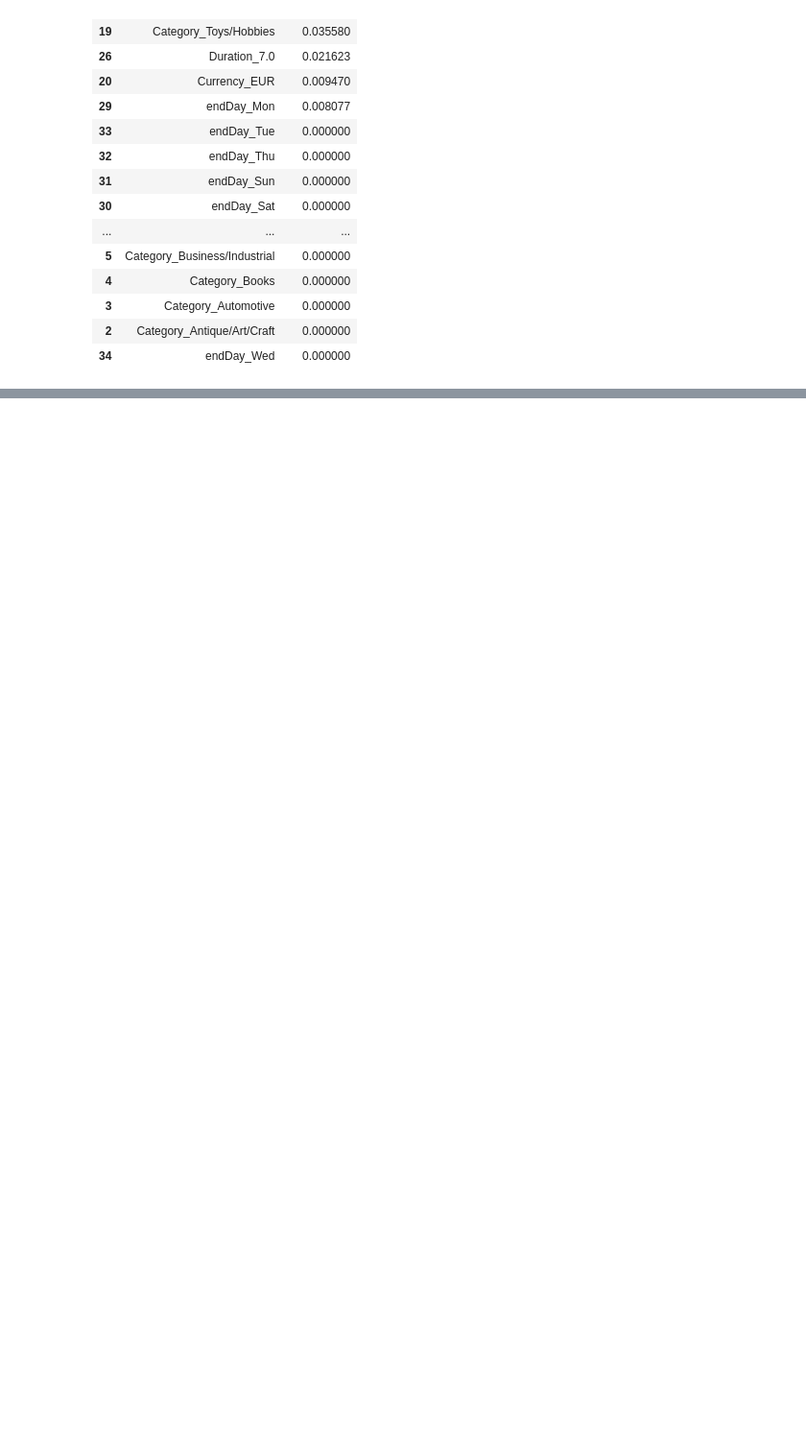
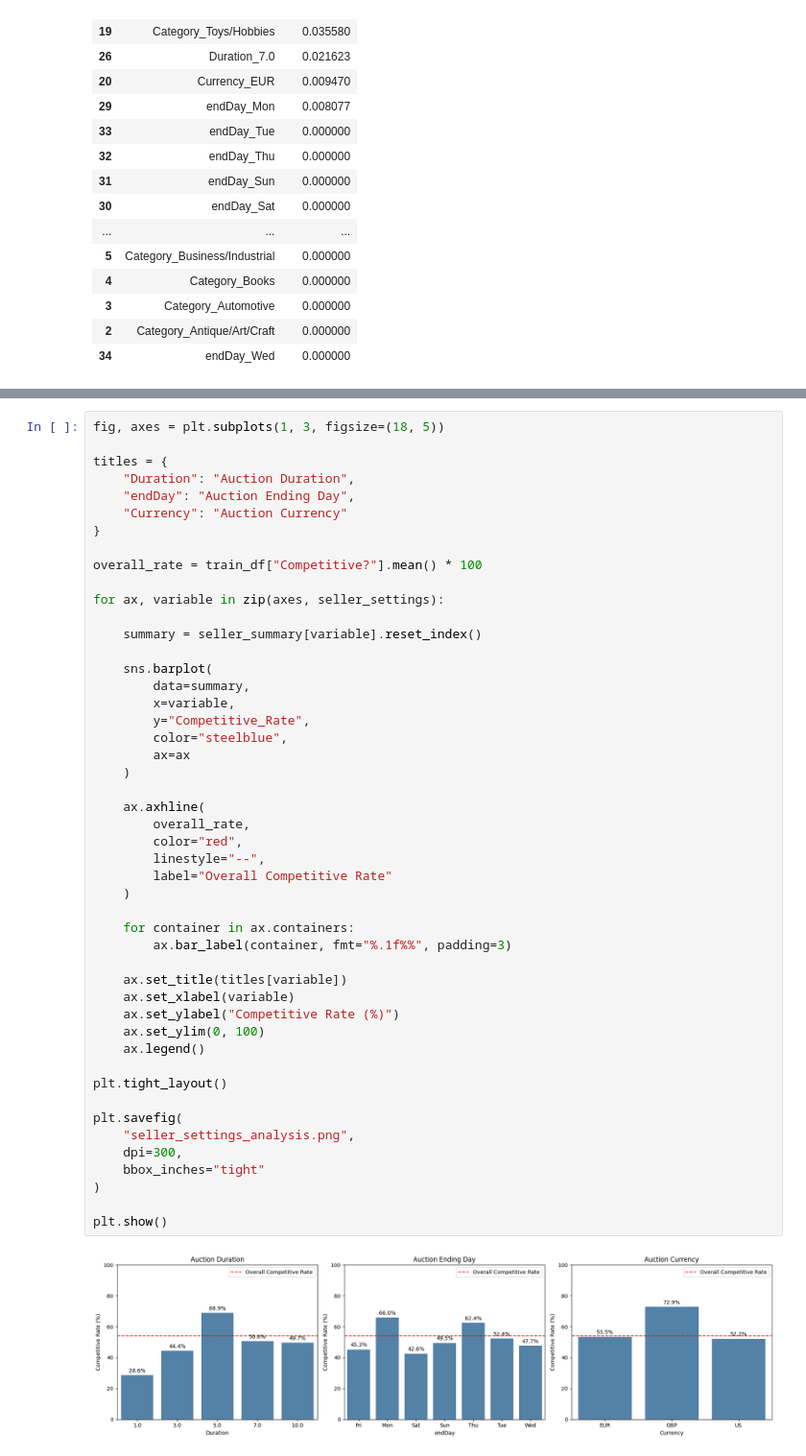
Before and after one commit to janniaq/8413_GA2, a Jupyter notebook: RSM8413_GA2_eBay_Auctions.ipynb, the cells around one changed output, grey strips where cells are left out. Shown at 96% size. Drawn from its saved outputs; the diff is of its cells as text; blank space fills up the shorter version.

```diff
--- a/RSM8413_GA2_eBay_Auctions.ipynb
+++ b/RSM8413_GA2_eBay_Auctions.ipynb
@@ -781,0 +1144,50 @@ plt.show()
+# %%
+fig, axes = plt.subplots(1, 3, figsize=(18, 5))
+
+titles = {
+    "Duration": "Auction Duration",
+    "endDay": "Auction Ending Day",
+    "Currency": "Auction Currency"
+}
+
+overall_rate = train_df["Competitive?"].mean() * 100
+
+for ax, variable in zip(axes, seller_settings):
+
+    summary = seller_summary[variable].reset_index()
+
+    sns.barplot(
+        data=summary,
+        x=variable,
+        y="Competitive_Rate",
+        color="steelblue",
+        ax=ax
+    )
+
+    ax.axhline(
+        overall_rate,
+        color="red",
+        linestyle="--",
+        label="Overall Competitive Rate"
+    )
+
+    for container in ax.containers:
+        ax.bar_label(container, fmt="%.1f%%", padding=3)
+
+    ax.set_title(titles[variable])
+    ax.set_xlabel(variable)
+    ax.set_ylabel("Competitive Rate (%)")
+    ax.set_ylim(0, 100)
+    ax.legend()
+
+plt.tight_layout()
+
+plt.savefig(
+    "seller_settings_analysis.png",
+    dpi=300,
+    bbox_inches="tight"
+)
+
+plt.show()
+# %% [output]
+[figure, added]
```
Also changed, not shown: parts of 24 cells of this notebook, 3 other files.
